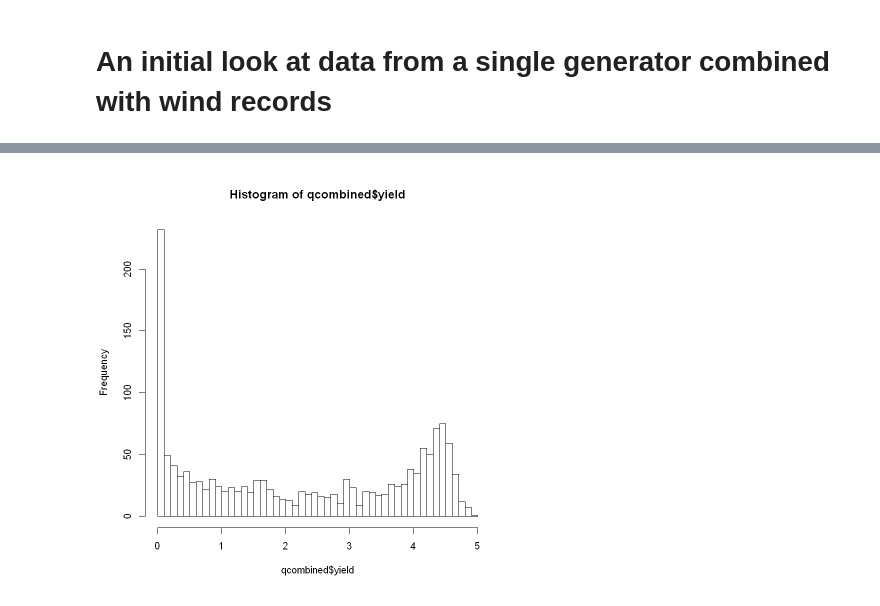
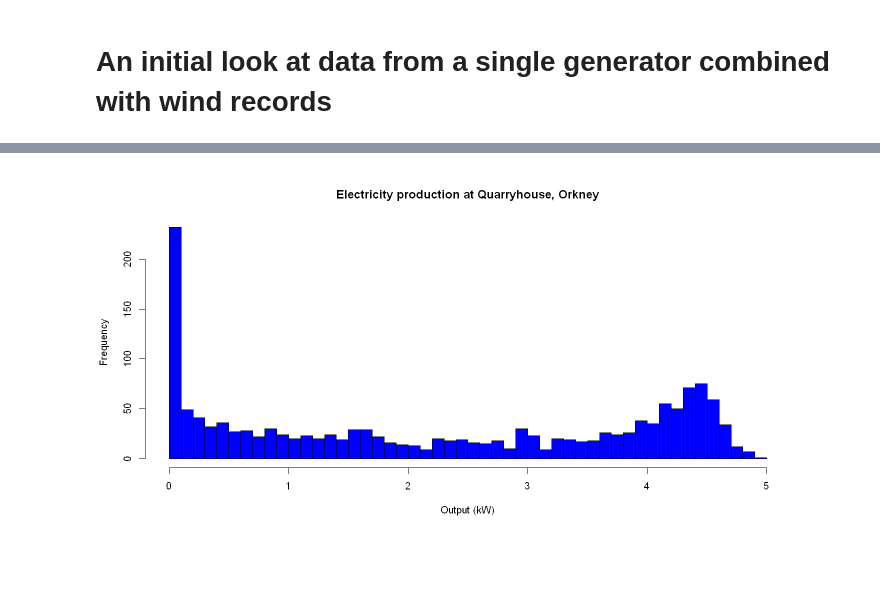
Before and after one commit to srendall91/orkney-electricity, a Jupyter notebook: quarryhouse_weather_combine/quarryhouse.ipynb, the cells around one changed output, grey strips where cells are left out. Cells and saved outputs as stored; diff of their text form; code cells hidden in the pictures; blank space fills up the shorter version.

```diff
--- a/quarryhouse_weather_combine/quarryhouse.ipynb
+++ b/quarryhouse_weather_combine/quarryhouse.ipynb
@@ -56,8 +78,13 @@ hist(weather$wind_speed, 100)
 # %%
 qcombined <- merge(quarryhouse, weather, by.x = "dt", by.y="dt")
-# %%
-hist(qcombined$yield, 50)
-# %% [output]
-[figure, removed]
+# %%
+hist(qcombined$yield, 50,
+     main = "Electricity production at Quarryhouse, Orkney",
+     xlab = "Output (kW)",
+     ylab = "Frequency",
+     col="blue"
+    )
+# %% [output]
+[figure, added]
 # %%
 
```
Also changed, not shown: parts of 13 cells of this notebook.
